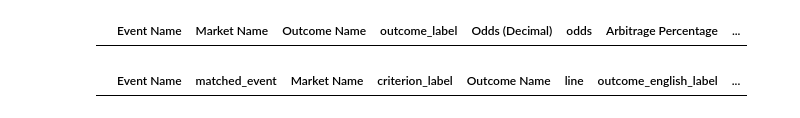
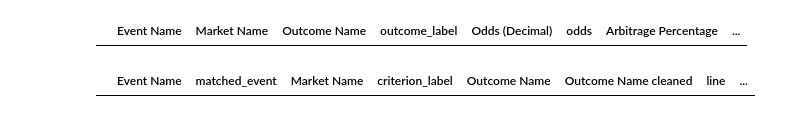
Before and after one commit to carpedimi/ArbitrageBets_sms, a Jupyter notebook: ArbSignal_Football_dev.ipynb, the cells around one changed output. Drawn from its saved outputs; the diff is of its cells as text; code cells hidden in the pictures.

```diff
--- a/ArbSignal_Football_dev.ipynb
+++ b/ArbSignal_Football_dev.ipynb
@@ -407,7 +400,9 @@ kambi_filtered_football = kambi_filtered_football.drop_duplicates(
     subset=['event_name', 'outcome_label', 'criterion_label']
 )
 # %%
-kambi_filtered_football_overunder = kambi_filtered_football[kambi_filtered_football['bet_offer_type_name'].str.contains('Over')]
+kambi_filtered_football_overunder = kambi_filtered_football[(kambi_filtered_football['outcome_english_label'].str.contains('Over')) |
+    (kambi_filtered_football['outcome_english_label'].str.contains('Under'))
+]
 toto_filtered_football_overunder = toto_filtered_football[
     (toto_filtered_football['Outcome Name'].str.contains('Over')) |
     (toto_filtered_football['Outcome Name'].str.contains('Under')) |
@@ -651,8 +649,8 @@ toto_filtered_football_overunder['OverUnderType'] = toto_filtered_football_overu
     else 'Wedstrijd schoten op doel' if ('Wedstrijd schoten op doel' in x and 'Dubbele Kans' not in x and ' en ' not in x and ' & ' not in x)
     else 'Team schoten op doel' if ('Team schoten op doel' in x and 'Dubbele Kans' not in x and ' en ' not in x and ' & ' not in x)
     # else 'Schoten op doel van buiten 16 mtr' if ('schoten op doel van buiten 16 mtr' in x and 'Dubbele Kans' not in x and ' en ' not in x and ' & ' not in x) # via specials voor later
-    else 'Speler aantal schoten op doel' if ('aantal schoten op doel' in x and 'Dubbele Kans' not in x and ' en ' not in x and ' & ' not in x) or ('Speler schoten op doel' in x and 'Dubbele Kans' not in x and ' en ' not in x and ' & ' not in x)
-    else 'Speler aantal schoten' if ('aantal schoten' in x and 'Dubbele Kans' not in x and ' en ' not in x and ' & ' not in x)
+    else 'Speler schoten op doel' if ('aantal schoten op doel' in x and 'Dubbele Kans' not in x and ' en ' not in x and ' & ' not in x) or ('Speler schoten op doel' in x and 'Dubbele Kans' not in x and ' en ' not in x and ' & ' not in x)
+    else 'Speler schoten' if ('aantal schoten' in x and 'Dubbele Kans' not in x and ' en ' not in x and ' & ' not in x)
     else 'Dubbele Kans' if ('Dubbele Kans' in x or ' en ' in x or ' & ' in x)
     else 'other'
 )
@@ -666,14 +664,6 @@ toto_filtered_football_overunder['OverUnderTime'] = toto_filtered_football_overu
 # Create 'Team1' and 'Team2'
 toto_filtered_football_overunder[['Team1', 'Team2']] = toto_filtered_football_overunder['Event Name'].str.split(' vs ', expand=True)
 
-# # Create 'OverUnderType2'
-# toto_filtered_football_overunder['OverUnderType2'] = toto_filtered_football_overunder.apply(
-#     lambda row: '1' if row['Team1'] in row['Market Name'] else (
-#         '2' if row['Team2'] in row['Market Name'] else 'Total team 1 and team 2'
-#     ),
-#     axis=1
-# )
-
 # Create 'OverUnderType2'
 toto_filtered_football_overunder['OverUnderType2'] = toto_filtered_football_overunder.apply(
     lambda row: (
@@ -683,16 +673,12 @@ toto_filtered_football_overunder['OverUnderType2'] = toto_filtered_football_over
         'Total team 1 and team 2' if row['OverUnderType'] == 'Wedstrijd schoten op doel' else
         '1' if row['OverUnderType'] == 'Team schoten op doel' and row['Team1'] in row['Outcome Name'] else
         '2' if row['OverUnderType'] == 'Team schoten op doel' and row['Team2'] in row['Outcome Name'] else
-        row['Market Name'].split('aantal schoten')[0].strip() if row['OverUnderType'] in ['Speler aantal schoten op doel', 'Speler aantal schoten'] else # Get player name
-        row['OverUnderType']  # Default to OverUnderType if none of the conditions apply
+        row['Market Name'].split('aantal schoten')[0].strip() if row['OverUnderType'] in ['Speler schoten op doel', 'Speler schoten']
+        else 'other'  # Default to OverUnderType if none of the conditions apply
     ),
     axis=1
 )
 
-# # Create 'line'
-# toto_filtered_football_overunder['line'] = toto_filtered_football_overunder['Market Name'].apply(
-#     lambda x: float(x.split('Over/Under ')[-1]) if 'Over/Under ' in x else None
-# )
 
 def extract_line_toto(row):
     market_name = row['Market Name']
@@ -711,7 +697,7 @@ def extract_line_toto(row):
         # Adjust value based on conditions
         if over_under_type in ['Wedstrijd schoten op doel', 'Team schoten op doel'] and 'of meer' in outcome_name:
             return value - 0.5
-        elif over_under_type in ['Speler aantal schoten op doel', 'Speler aantal schoten'] and '+' in outcome_name:
+        elif over_under_type in ['Speler schoten op doel', 'Speler schoten'] and '+' in outcome_name:
             return value - 0.5
         else:
             return value
@@ -720,3 +706,8 @@ def extract_line_toto(row):
 
 # Apply function to create 'line' column
 toto_filtered_football_overunder['line'] = toto_filtered_football_overunder.apply(extract_line_toto, axis=1)
+
+# Adjust Outcome Name where {digit} + to over
+toto_filtered_football_overunder['Outcome Name'] = toto_filtered_football_overunder['Outcome Name'].apply(
+    lambda outcome_name: 'Over' if re.search(r'\d+(\.\d+)?\+', outcome_name) else outcome_name
+)
@@ -747,7 +805,7 @@ merged_football_overunder = pd.merge(
 )
 
 merged_football_overunder['Outcome Name cleaned'] = merged_football_overunder['Outcome Name'].apply(
-    lambda x: 'Over' if re.match(r'^\d{1,2} of meer', x) else x
+    lambda x: 'Over' if re.search(r'\b\d{1,2} of meer\b', x) else x
 )
 
 # Keep records with opposite outcomes
@@ -820,11 +909,11 @@ total_football[total_football['Is Arbitrage'] == True][['Event Name', 'Market Na
 # %% [output]
 |  | Event Name | Market Name | Outcome Name | outcome_label | Odds (Decimal) | odds | Arbitrage Percentage | ... |
 # %%
-total_football[(total_football['Is Arbitrage'] == True)][['Event Name', 'matched_event', 'Market Name', 'criterion_label', 'Outcome Name', 'line', 'outcome_english_label', 'type', 'Outcome SubType', 'OverUnderType2',
+total_football[(total_football['Is Arbitrage'] == True)][['Event Name', 'matched_event', 'Market Name', 'criterion_label', 'Outcome Name', 'Outcome Name cleaned', 'line', 'outcome_english_label', 'type', 'Outcome SubType', 'OverUnderType2',
        'Odds (Decimal)', 'odds', 'Price Numerator', 'Price Denominator',
        'Outcome Type', 'Outcome SubType', 'sport_x', 'competition',
-       'OverUnderType', 'OverUnderTime', 'Team1_x', 'Team2_x', 'Team1_y', 'Team2_y', 'Arbitrage Percentage',
+       'OverUnderType', 'OverUnderType2', 'OverUnderTime', 'Team1_x', 'Team2_x', 'Team1_y', 'Team2_y', 'Arbitrage Percentage',
        'Is Arbitrage', 'Stake A', 'Stake B', 'group_name', 'sex', 'start_time']]
 # %% [output]
-|  | Event Name | matched_event | Market Name | criterion_label | Outcome Name | line | outcome_english_label | ... |
+|  | Event Name | matched_event | Market Name | criterion_label | Outcome Name | Outcome Name cleaned | line | ... |
 # %%
```
Also changed, not shown: parts of 27 cells of this notebook, 9 other files.
